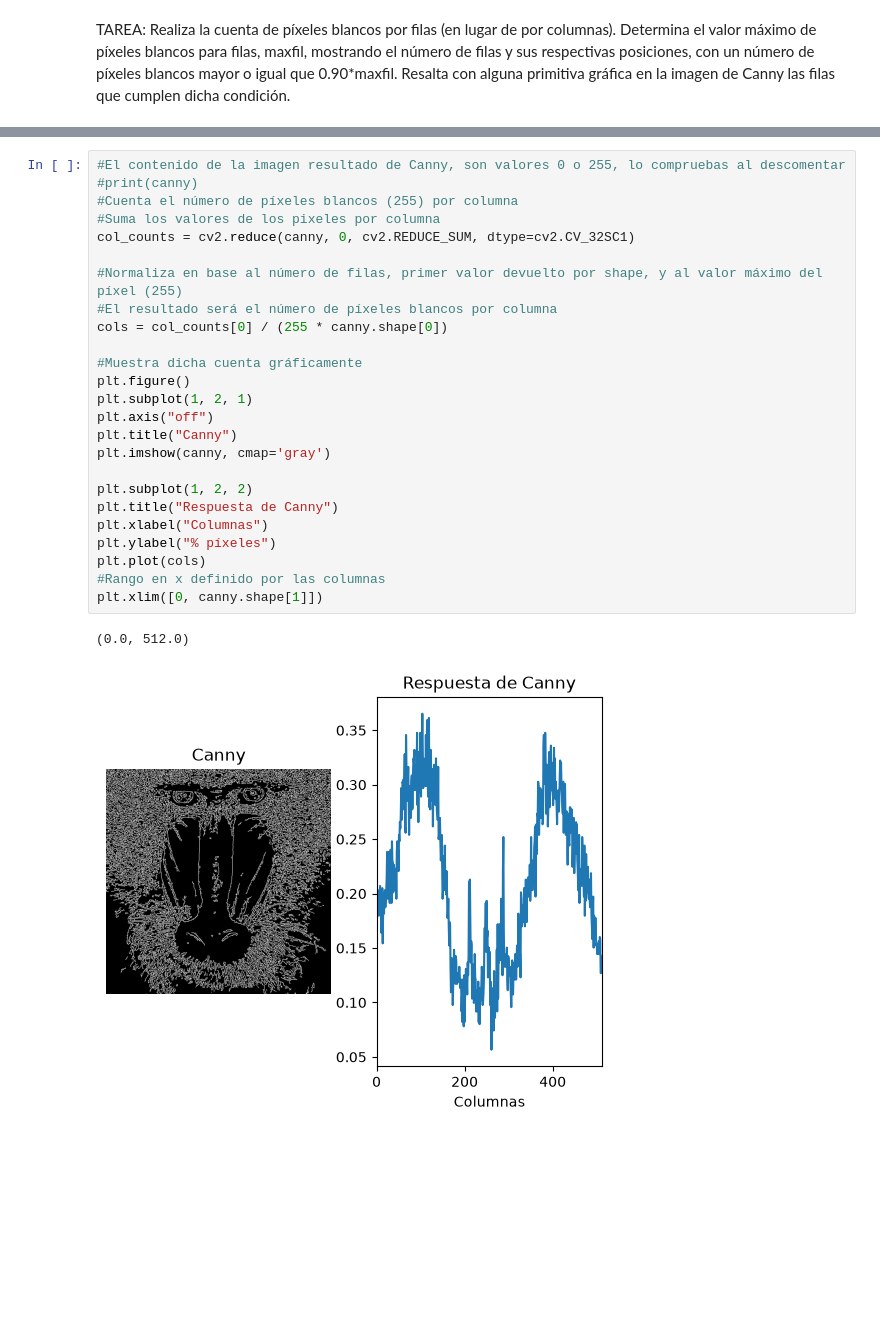
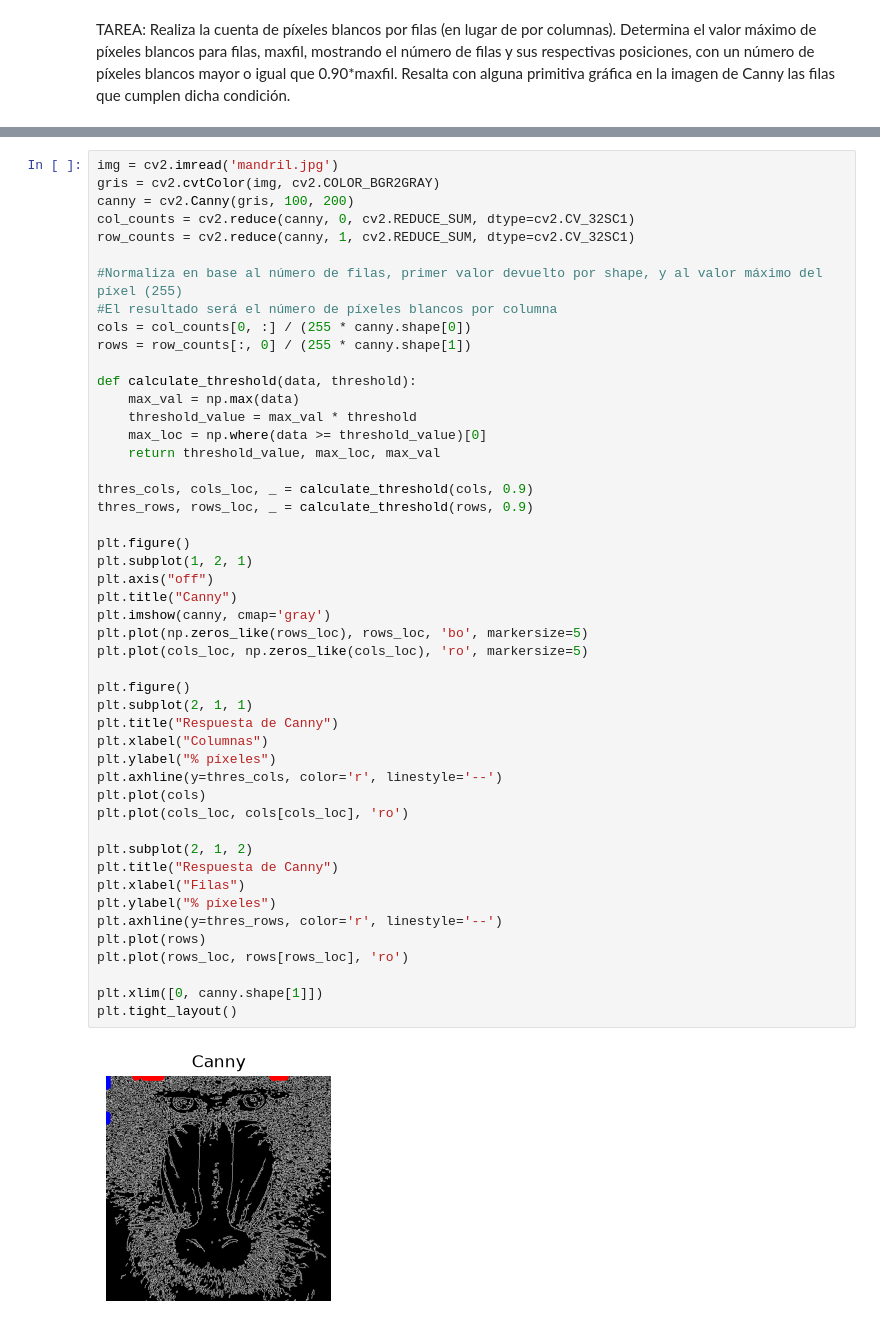
Before and after one commit to SkinnyDevi/computer-vision, a Jupyter notebook: P2/VC_P2_FMV.ipynb, the cells around one changed output, grey strips where cells are left out. Saved outputs shown, nothing was run; the diff lists cells and outputs as text; blank space fills up the shorter version.

```diff
--- a/P2/VC_P2_FMV.ipynb
+++ b/P2/VC_P2_FMV.ipynb
@@ -18,28 +8,50 @@ plt.show()
 # %%
-#El contenido de la imagen resultado de Canny, son valores 0 o 255, lo compruebas al descomentar
-#print(canny)
-#Cuenta el número de píxeles blancos (255) por columna
-#Suma los valores de los pixeles por columna
+img = cv2.imread('mandril.jpg')
+gris = cv2.cvtColor(img, cv2.COLOR_BGR2GRAY)
+canny = cv2.Canny(gris, 100, 200)
 col_counts = cv2.reduce(canny, 0, cv2.REDUCE_SUM, dtype=cv2.CV_32SC1)
+row_counts = cv2.reduce(canny, 1, cv2.REDUCE_SUM, dtype=cv2.CV_32SC1)
 
 #Normaliza en base al número de filas, primer valor devuelto por shape, y al valor máximo del píxel (255)
 #El resultado será el número de píxeles blancos por columna
-cols = col_counts[0] / (255 * canny.shape[0])
+cols = col_counts[0, :] / (255 * canny.shape[0])
+rows = row_counts[:, 0] / (255 * canny.shape[1])
 
-#Muestra dicha cuenta gráficamente
+def calculate_threshold(data, threshold):
+    max_val = np.max(data)
+    threshold_value = max_val * threshold
+    max_loc = np.where(data >= threshold_value)[0]
+    return threshold_value, max_loc, max_val
+
+thres_cols, cols_loc, _ = calculate_threshold(cols, 0.9)
+thres_rows, rows_loc, _ = calculate_threshold(rows, 0.9)
+
 plt.figure()
 plt.subplot(1, 2, 1)
 plt.axis("off")
 plt.title("Canny")
 plt.imshow(canny, cmap='gray')
+plt.plot(np.zeros_like(rows_loc), rows_loc, 'bo', markersize=5)
+plt.plot(cols_loc, np.zeros_like(cols_loc), 'ro', markersize=5)
 
-plt.subplot(1, 2, 2)
+plt.figure()
+plt.subplot(2, 1, 1)
 plt.title("Respuesta de Canny")
 plt.xlabel("Columnas")
 plt.ylabel("% píxeles")
+plt.axhline(y=thres_cols, color='r', linestyle='--')
 plt.plot(cols)
-#Rango en x definido por las columnas
+plt.plot(cols_loc, cols[cols_loc], 'ro')
+
+plt.subplot(2, 1, 2)
+plt.title("Respuesta de Canny")
+plt.xlabel("Filas")
+plt.ylabel("% píxeles")
+plt.axhline(y=thres_rows, color='r', linestyle='--')
+plt.plot(rows)
+plt.plot(rows_loc, rows[rows_loc], 'ro')
+
 plt.xlim([0, canny.shape[1]])
+plt.tight_layout()
 # %% [output]
-(0.0, 512.0)
-[figure, old version]
+[figure, new version]
```
Also changed, not shown: parts of 6 cells of this notebook, 2 other files.
